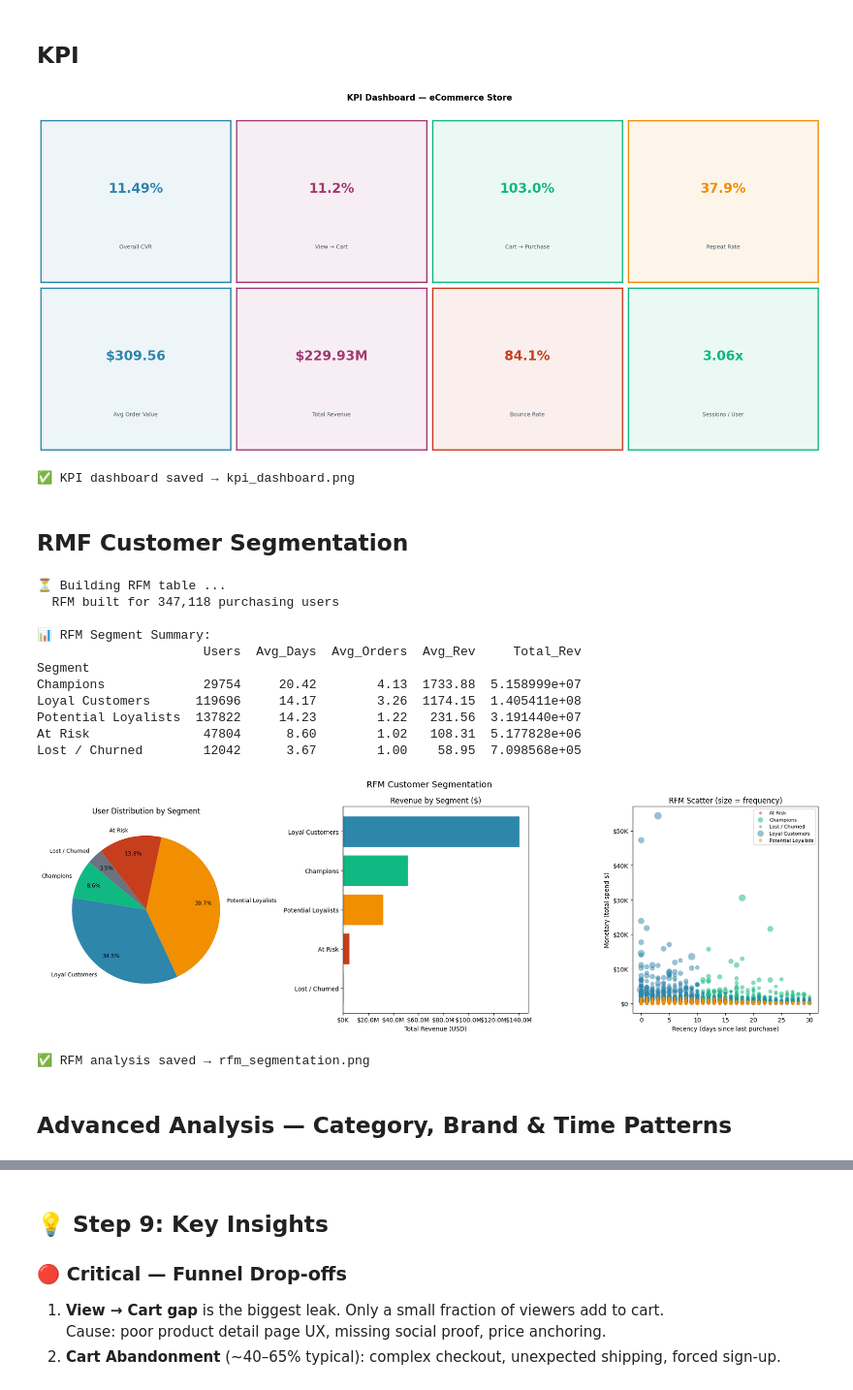
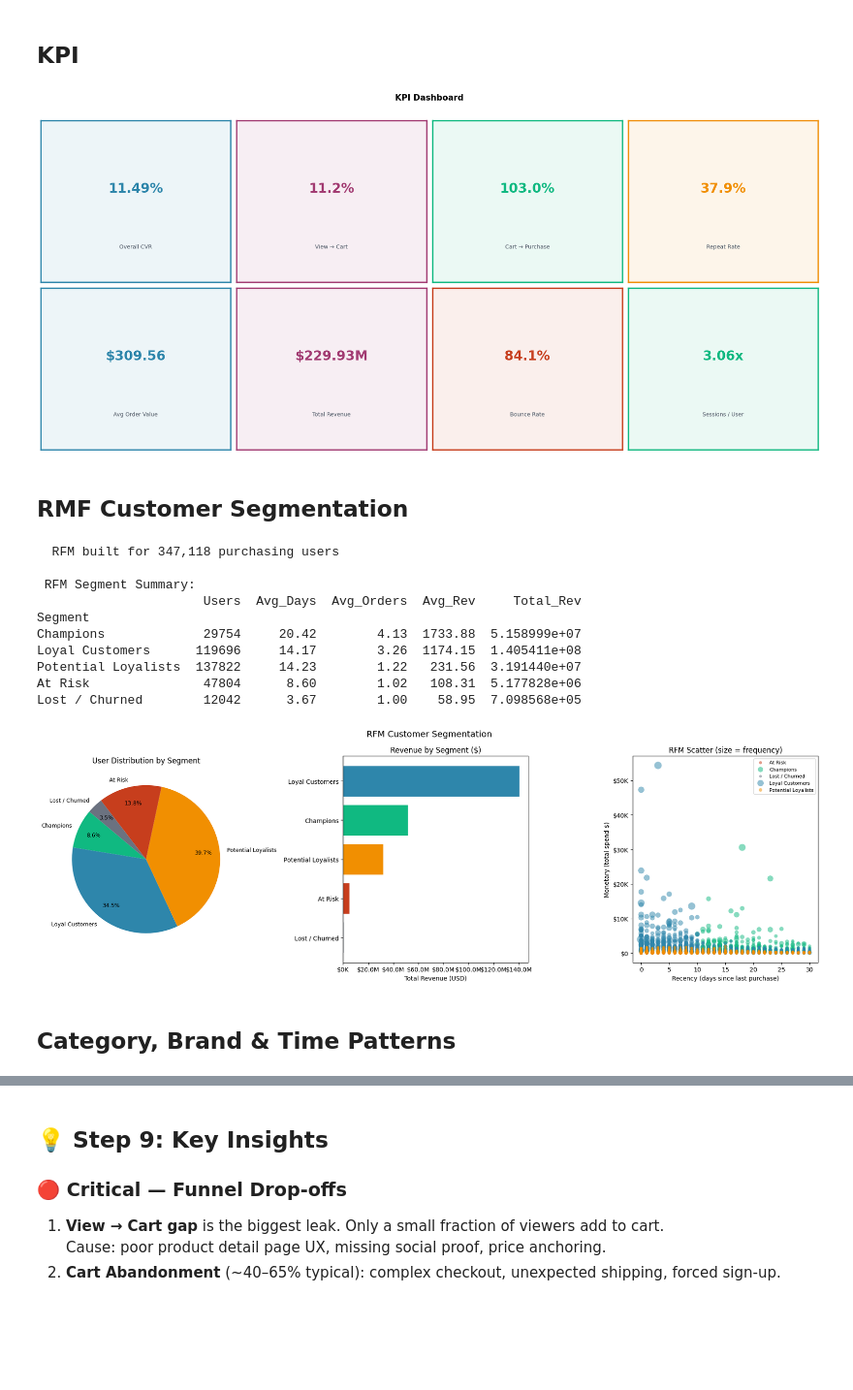
Before and after one commit to nikitasharma1203/ecommerce-funnel-retention-dashboard, a Jupyter notebook: ecommerce_funnel_analysis.ipynb, the cells around one changed output, grey strips where cells are left out. Shown at 97% size. Cells and saved outputs as stored; diff of their text form; code cells hidden in the pictures; blank space fills up the shorter version.

```diff
--- a/ecommerce_funnel_analysis.ipynb
+++ b/ecommerce_funnel_analysis.ipynb
@@ -290,42 +237,24 @@ print("✅ Funnel analysis saved → funnel_analysis.png")
 # %% [markdown]
 ## Cohort Retention Analysis
 # %%
-# ── Build cohorts: first event week per user ─────────────────────────────────
-print("⏳ Building cohort table ...")
-user_first = (
-    df.groupby("user_id")["event_time"]
-      .min()
-      .reset_index()
-      .rename(columns={"event_time": "first_event_time"})
-)
-user_first["cohort_week"] = (
-    user_first["first_event_time"]
-    .dt.isocalendar().week
-    .astype(int)
-)
+user_first = (df.groupby("user_id")["event_time"].min().reset_index().rename(columns={"event_time": "first_event_time"}))
+user_first["cohort_week"] = (user_first["first_event_time"].dt.isocalendar().week.astype(int))
 
 df_coh = df.merge(user_first[["user_id", "cohort_week"]], on="user_id")
 df_coh["event_week"]  = df_coh["event_time"].dt.isocalendar().week.astype(int)
 df_coh["week_number"] = (df_coh["event_week"] - df_coh["cohort_week"]).clip(lower=0)
 
-# ── Retention matrix ─────────────────────────────────────────────────────────
-cohort_counts = (
-    df_coh.groupby(["cohort_week", "week_number"])["user_id"]
-          .nunique()
-          .reset_index()
-)
+cohort_counts = (df_coh.groupby(["cohort_week", "week_number"])["user_id"].nunique().reset_index())
 cohort_pivot  = cohort_counts.pivot(index="cohort_week", columns="week_number", values="user_id")
 cohort_sizes  = cohort_pivot[0]
 retention_pct = cohort_pivot.divide(cohort_sizes, axis=0) * 100
 
-# Pretty labels
 retention_pct.index   = [f"Week {w}" for w in retention_pct.index]
 retention_pct.columns = [f"W+{c}"    for c in retention_pct.columns]
 
-print("\n📊 Cohort Retention Matrix (% still active):")
+print("\n Cohort Retention Matrix (% still active):")
 print(retention_pct.round(1).to_string())
 
-# Summary stats
 w1_col = "W+1" if "W+1" in retention_pct.columns else retention_pct.columns[1] if len(retention_pct.columns)>1 else None
 w2_col = "W+2" if "W+2" in retention_pct.columns else None
 if w1_col:
@@ -465,40 +367,37 @@ print("=" * 55)
 ## KPI
 # %%
 fig, axes = plt.subplots(2, 4, figsize=(20, 9))
-fig.suptitle("KPI Dashboard — eCommerce Store", fontsize=15, fontweight="bold", y=1.02)
+fig.suptitle("KPI Dashboard", fontsize=15, fontweight="bold", y=1.02)
 
 cards = [
-    ("Overall CVR",          f"{overall_cvr:.2f}%",   PALETTE[0]),
-    ("View → Cart",          f"{view_to_cart:.1f}%",  PALETTE[1]),
-    ("Cart → Purchase",      f"{cart_to_purchase:.1f}%", PALETTE[4]),
-    ("Repeat Rate",          f"{repeat_rate:.1f}%",   PALETTE[2]),
-    ("Avg Order Value",      f"${avg_order_value:.2f}", PALETTE[0]),
-    ("Total Revenue",        f"${total_revenue/1e6:.2f}M", PALETTE[1]),
-    ("Bounce Rate",          f"{bounce_rate:.1f}%",   PALETTE[3]),
-    ("Sessions / User",      f"{sessions_per_u:.2f}x", PALETTE[4]),
+    ("Overall CVR", f"{overall_cvr:.2f}%", PALETTE[0]),
+    ("View → Cart", f"{view_to_cart:.1f}%", PALETTE[1]),
+    ("Cart → Purchase", f"{cart_to_purchase:.1f}%", PALETTE[4]),
+    ("Repeat Rate", f"{repeat_rate:.1f}%",   PALETTE[2]),
+    ("Avg Order Value", f"${avg_order_value:.2f}", PALETTE[0]),
+    ("Total Revenue", f"${total_revenue/1e6:.2f}M", PALETTE[1]),
+    ("Bounce Rate", f"{bounce_rate:.1f}%",   PALETTE[3]),
+    ("Sessions / User", f"{sessions_per_u:.2f}x", PALETTE[4]),
 ]
 
 for ax, (label, val, color) in zip(axes.flat, cards):
     ax.set_facecolor(color + "15")
     for sp in ax.spines.values():
         sp.set_color(color); sp.set_linewidth(2.5)
     ax.text(0.5, 0.58, val, transform=ax.transAxes, ha="center", va="center",
             fontsize=24, fontweight="bold", color=color)
     ax.text(0.5, 0.22, label, transform=ax.transAxes, ha="center", va="center",
             fontsize=10, color="#4B5563")
     ax.set_xticks([]); ax.set_yticks([])
 
 plt.tight_layout()
 plt.savefig("kpi_dashboard.png", bbox_inches="tight", dpi=150)
 plt.show()
-print("✅ KPI dashboard saved → kpi_dashboard.png")
 # %% [output]
-[figure, old version]
+[figure, new version]
-✅ KPI dashboard saved → kpi_dashboard.png
 # %% [markdown]
 ## RMF Customer Segmentation
 # %%
-print("⏳ Building RFM table ...")
 snapshot = df["event_time"].max()
 
 rfm = (
@@ -507,14 +406,10 @@ rfm = (
     .agg(
         Recency   = ("event_time",  lambda x: (snapshot - x.max()).days),
         Frequency = ("product_id",  "count"),
-        Monetary  = ("price",       "sum"),
-    )
-    .reset_index()
-)
+        Monetary  = ("price",       "sum"),).reset_index())
 
 print(f"  RFM built for {len(rfm):,} purchasing users")
 
-# ── Score using rank-based quintiles (robust to skew) ────────────────────────
 rfm["R"] = pd.cut(rfm["Recency"].rank(ascending=False, method="first"),  bins=5, labels=[5,4,3,2,1]).astype(int)
 rfm["F"] = pd.cut(rfm["Frequency"].rank(ascending=True,  method="first"), bins=5, labels=[1,2,3,4,5]).astype(int)
 rfm["M"] = pd.cut(rfm["Monetary"].rank(ascending=True,   method="first"), bins=5, labels=[1,2,3,4,5]).astype(int)
@@ -537,13 +432,12 @@ summary = rfm.groupby("Segment").agg(
     Total_Rev  = ("Monetary",  "sum"),
 ).sort_values("Avg_Rev", ascending=False).round(2)
 
-print("\n📊 RFM Segment Summary:")
+print("\n RFM Segment Summary:")
 print(summary.to_string())
 # %% [output]
-⏳ Building RFM table ...
   RFM built for 347,118 purchasing users
 
-📊 RFM Segment Summary:
+ RFM Segment Summary:
                       Users  Avg_Days  Avg_Orders  Avg_Rev     Total_Rev
 Segment
 Champions             29754     20.42        4.13  1733.88  5.158999e+07
@@ -560,13 +454,11 @@ seg_colors = [PALETTE[4], PALETTE[0], PALETTE[2], PALETTE[3], PALETTE[5]]
 seg_counts = rfm["Segment"].value_counts().reindex(seg_order).fillna(0)
 seg_rev    = rfm.groupby("Segment")["Monetary"].sum().reindex(seg_order).fillna(0)
 
-# ── A. Pie ────────────────────────────────────────────────────────────────────
 axes[0].pie(seg_counts.values, labels=seg_counts.index,
             colors=seg_colors, autopct="%1.1f%%", startangle=140,
             pctdistance=0.78, textprops={"fontsize": 9})
 axes[0].set_title("User Distribution by Segment")
 
-# ── B. Revenue bar ────────────────────────────────────────────────────────────
 seg_rev_sorted = seg_rev.sort_values()
 axes[1].barh(seg_rev_sorted.index, seg_rev_sorted.values,
              color=[seg_colors[seg_order.index(s)] for s in seg_rev_sorted.index],
@@ -575,14 +467,13 @@ axes[1].set_title("Revenue by Segment ($)")
 axes[1].set_xlabel("Total Revenue (USD)")
 axes[1].xaxis.set_major_formatter(mticker.FuncFormatter(lambda x,_: f"${x/1e6:.1f}M" if x>=1e6 else f"${x/1e3:.0f}K"))
 
-# ── C. RFM scatter (Recency vs Monetary, sized by Frequency) ─────────────────
 sample_rfm = rfm.sample(min(5000, len(rfm)), random_state=42)
 color_map  = {"Champions": PALETTE[4], "Loyal Customers": PALETTE[0],
               "Potential Loyalists": PALETTE[2], "At Risk": PALETTE[3], "Lost / Churned": PALETTE[5]}
 for seg, grp in sample_rfm.groupby("Segment"):
     axes[2].scatter(
         grp["Recency"], grp["Monetary"],
-        s=np.sqrt(grp["Frequency"]) * 20,
+        s=np.sqrt(grp["Frequency"])* 20,
         c=color_map[seg], alpha=0.5, label=seg, edgecolors="none"
     )
 axes[2].set_xlabel("Recency (days since last purchase)")
@@ -594,11 +485,9 @@ axes[2].yaxis.set_major_formatter(mticker.FuncFormatter(lambda x,_: f"${x/1e3:.0
 plt.tight_layout()
 plt.savefig("rfm_segmentation.png", bbox_inches="tight", dpi=150)
 plt.show()
-print("✅ RFM analysis saved → rfm_segmentation.png")
 # %% [output]
 [figure]
-✅ RFM analysis saved → rfm_segmentation.png
 # %% [markdown]
-## Advanced Analysis — Category, Brand & Time Patterns
+## Category, Brand & Time Patterns
 # %%
 fig, axes = plt.subplots(2, 2, figsize=(18, 12))
```
Also changed, not shown: parts of 8 cells of this notebook.
